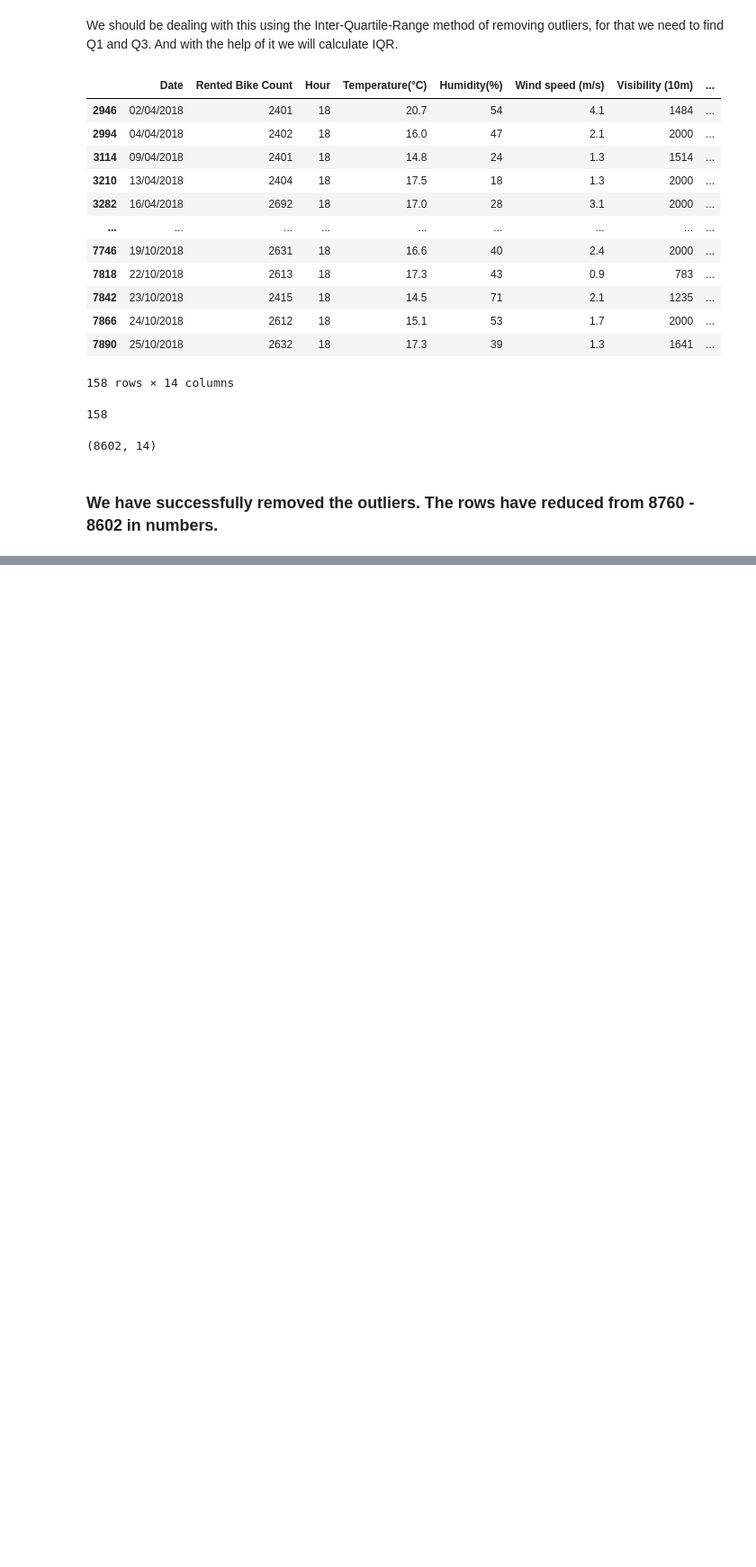
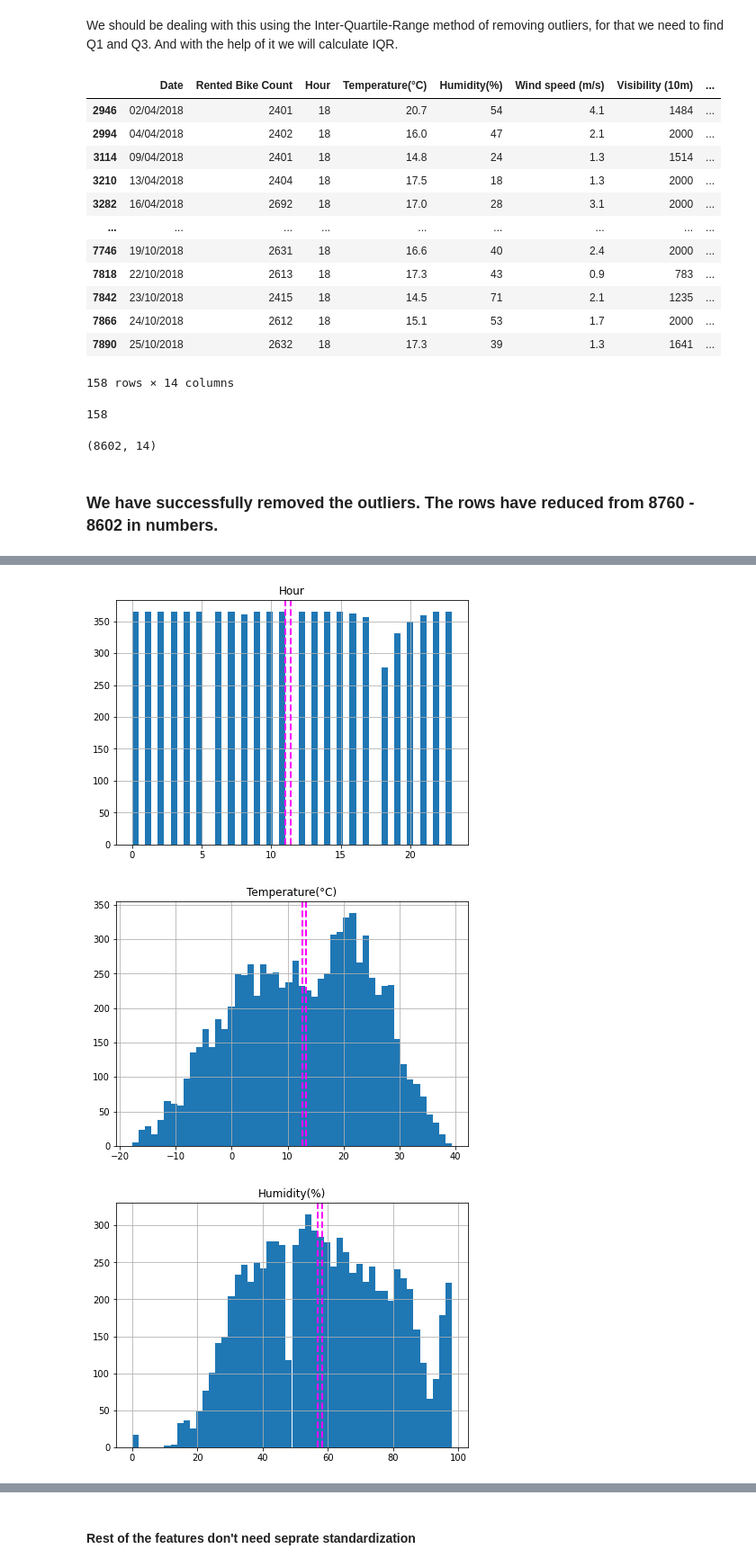
Before and after one commit to sagar2582/Capstone-2-Seoul-Bike-Sharing-Demand-Prediction, a Jupyter notebook: Seoul_Bike_Sharing_Demand_Prediction.ipynb, the cells around one changed output, grey strips where cells are left out. Shown: that part at 90% size. Drawn from its saved outputs; the diff is of its cells as text; code cells hidden in the pictures; blank space fills up the shorter version.

```diff
--- a/Seoul_Bike_Sharing_Demand_Prediction.ipynb
+++ b/Seoul_Bike_Sharing_Demand_Prediction.ipynb
@@ -276,0 +325,4 @@ df_copy.shape
+# %%
+# Storing all the numeric features seperately
+
+numeric_features = ['Rented Bike Count','Hour', 'Temperature(°C)', 'Humidity(%)','Wind speed (m/s)', 'Visibility (10m)', 'Dew point temperature(°C)','Solar Radiation (MJ/m2)', 'Rainfall(mm)', 'Snowfall (cm)']
@@ -276,0 +344,16 @@ df_copy.shape
+# %%
+# Distributon check for numerical features
+
+for col in numeric_features[1:]:
+  fig = plt.figure(figsize=(7,5))
+  ax = fig.gca()
+  feature = df_copy[col]
+  feature.hist(bins=50, ax=ax)
+  ax.set_title(col)
+  ax.axvline(feature.mean(), color = 'magenta', linestyle = 'dashed', linewidth = 2)
+  ax.axvline(feature.median(), color = 'magenta', linestyle = 'dashed', linewidth = 2)
+plt.show()
+# %% [output]
+[figure, added]
+[figure, added]
+[figure, added]
@@ -276,0 +366,2 @@ df_copy.shape
+# %% [markdown]
+#### Rest of the features don't need seprate standardization
```
Also changed, not shown: parts of 31 cells of this notebook.
